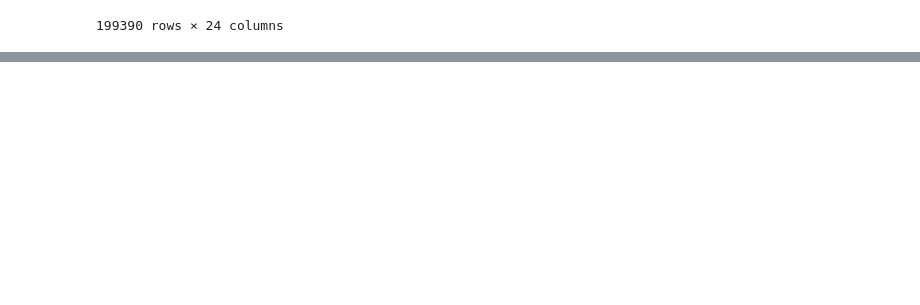
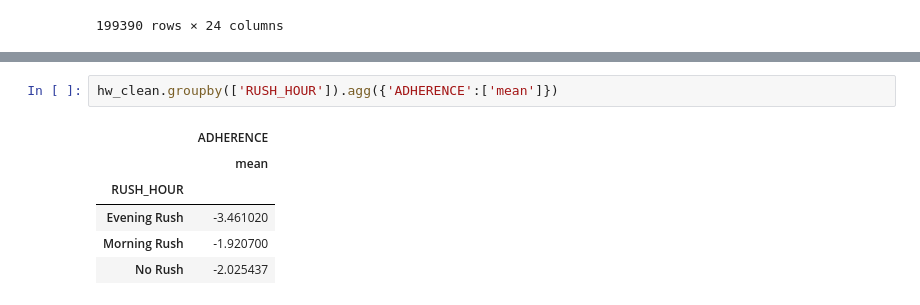
Before and after one commit to NSS-Data-Analytics-Cohort-7/wego-python-bit-my_finger, a Jupyter notebook: notebook/wego-project.ipynb, the cells around one changed output, grey strips where cells are left out. Saved outputs shown, nothing was run; the diff lists cells and outputs as text; blank space fills up the shorter version.

```diff
--- a/notebook/wego-project.ipynb
+++ b/notebook/wego-project.ipynb
@@ -537,0 +558,9 @@ plt.show()
+# %%
+hw_clean.groupby(['RUSH_HOUR']).agg({'ADHERENCE':['mean']})
+# %% [output]
+|  | ADHERENCE |
+|  | mean |
+| RUSH_HOUR |  |
+| Evening Rush | -3.461020 |
+| Morning Rush | -1.920700 |
+| No Rush | -2.025437 |
```
Also changed, not shown: parts of 20 cells of this notebook.
